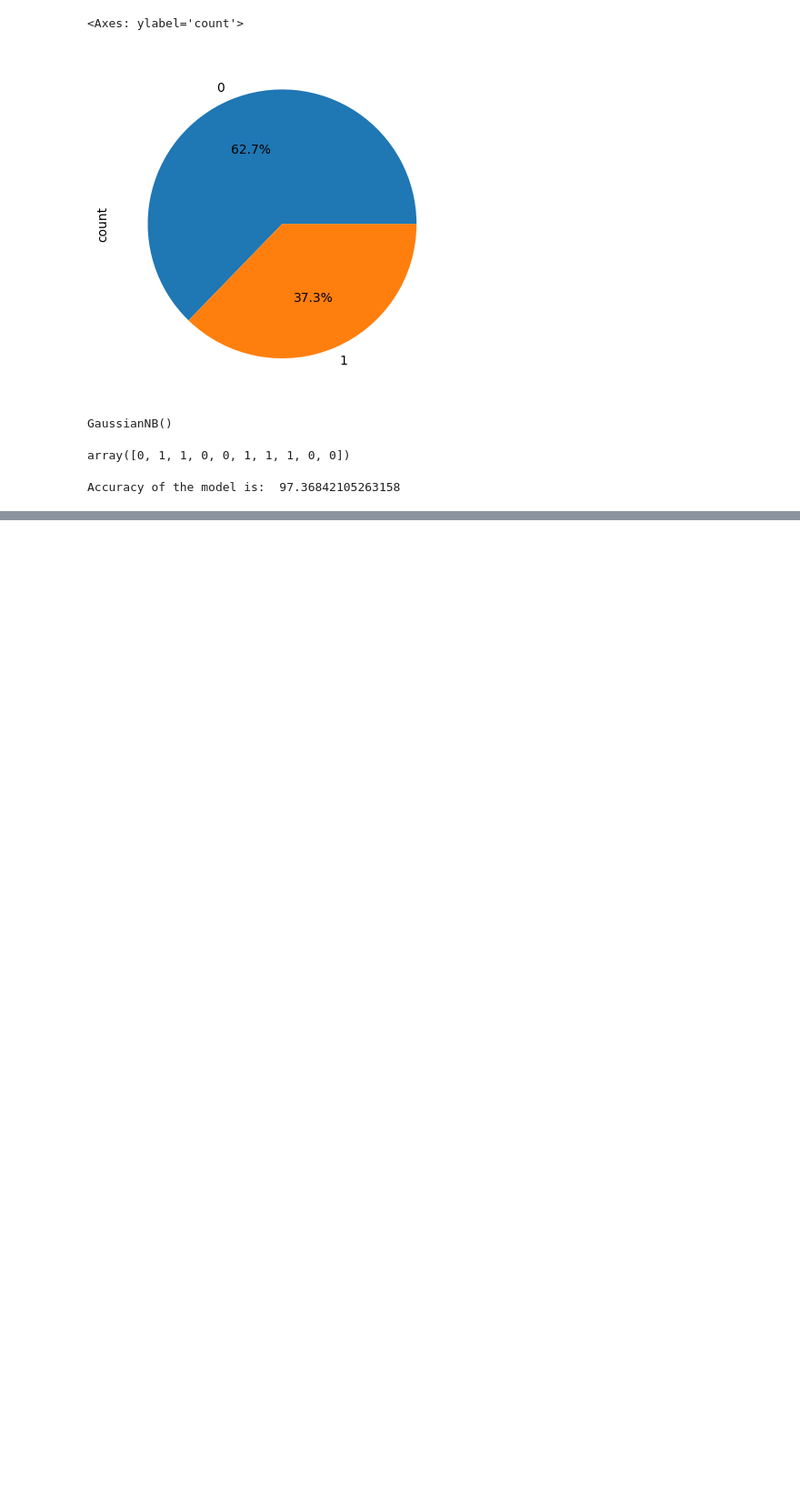
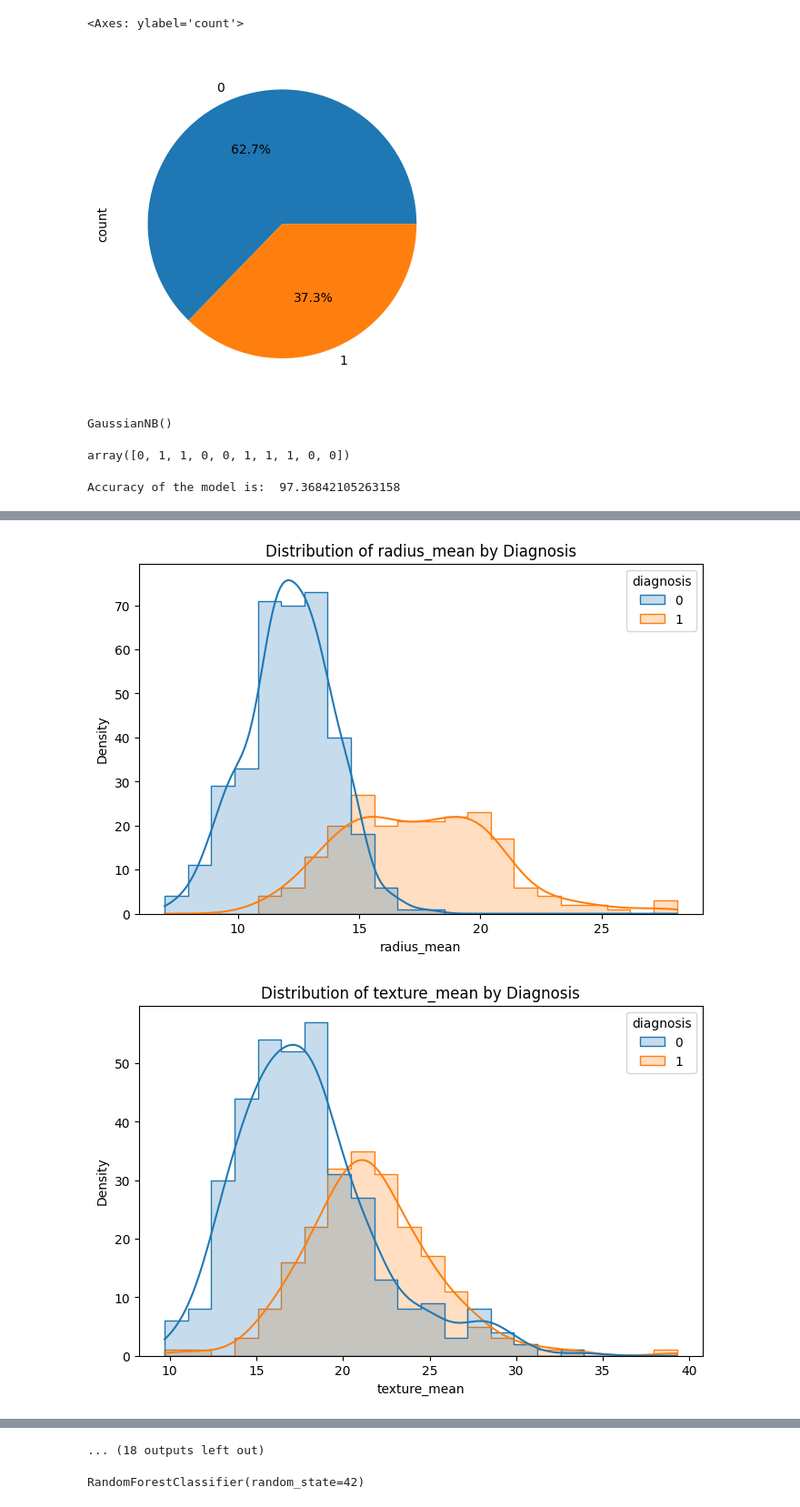
Before and after one commit to ut-si-ch/Breast-Cancer-Classification-using-KNN-and-Gaussian-Naive-Bayes, a Jupyter notebook: ML_KNN_GaussianNB_Breast_Cancer.ipynb, the cells around one changed output, grey strips where cells are left out. Shown at 91% size. Drawn from its saved outputs; the diff is of its cells as text; code cells hidden in the pictures; blank space fills up the shorter version.

```diff
--- a/ML_KNN_GaussianNB_Breast_Cancer.ipynb
+++ b/ML_KNN_GaussianNB_Breast_Cancer.ipynb
@@ -7,7 +9,7 @@ import numpy as np
 import matplotlib.pyplot as plt
 import seaborn as sns
 # %%
-df = pd.read_csv("data.csv")
+df = pd.read_csv("UCI_breast_cancer_data.csv")
 df.head()
 # %% [output]
 |  | id | diagnosis | radius_mean | texture_mean | perimeter_mean | area_mean | smoothness_mean | ... |
@@ -41,6 +43,6 @@ memory usage: 146.8+ KB
 # %%
 # drop column 'id' and 'Unnamed: 32'
-df = df.drop(['id', 'Unnamed: 32'], axis=1)
+df = df.drop(['id'], axis=1)
 df.shape
 # %% [output]
 (569, 31)
@@ -154,0 +281,18 @@ Accuracy of the model is:  97.36842105263158
+# %%
+# Get the list of numerical features (excluding 'diagnosis')
+numerical_features = df.select_dtypes(include=np.number).columns.tolist()
+# Ensure 'diagnosis' is not in the list if it's already numerical
+if 'diagnosis' in numerical_features:
+    numerical_features.remove('diagnosis')
+# %%
+# Plot density plots for each numerical feature, separated by diagnosis
+for feature in numerical_features:
+    plt.figure(figsize=(8, 5))
+    sns.histplot(data=df, x=feature, hue='diagnosis', kde=True, element="step", common_norm=False)
+    plt.title(f'Distribution of {feature} by Diagnosis')
+    plt.xlabel(feature)
+    plt.ylabel('Density')
+    plt.show()
+# %% [output]
+[figure, added]
+[figure, added]
@@ -154,0 +309,14 @@ Accuracy of the model is:  97.36842105263158
+... (18 outputs left out)
+# %%
+from sklearn.ensemble import RandomForestClassifier
+
+# Assuming you have already split your data into X_train_smote, y_train_smote
+# (or X_train, y_train if you are not using SMOTE for this part)
+
+# Train a Random Forest model
+# You can use X_train_smote and y_train_smote if you want to see importance
+# based on the balanced data, or X_train and y_train for original data.
+rf_model = RandomForestClassifier(n_estimators=100, random_state=42) # n_estimators is number of trees
+rf_model.fit(X_train_smote, y_train_smote) # Or rf_model.fit(X_train, y_train)
+# %% [output]
+RandomForestClassifier(random_state=42)
```
Also changed, not shown: parts of 20 cells of this notebook.
